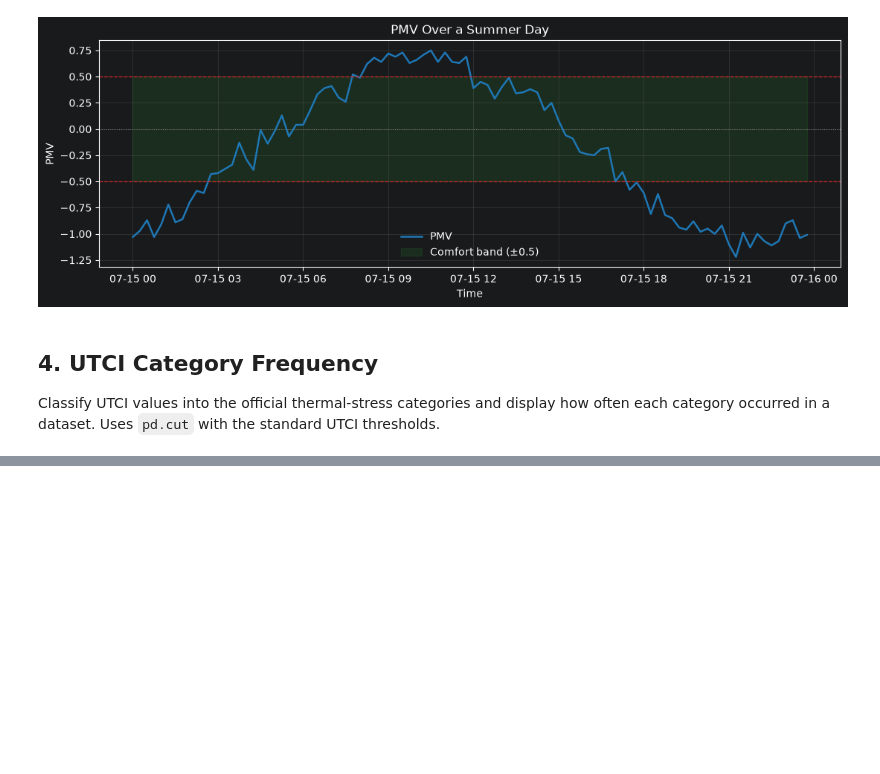
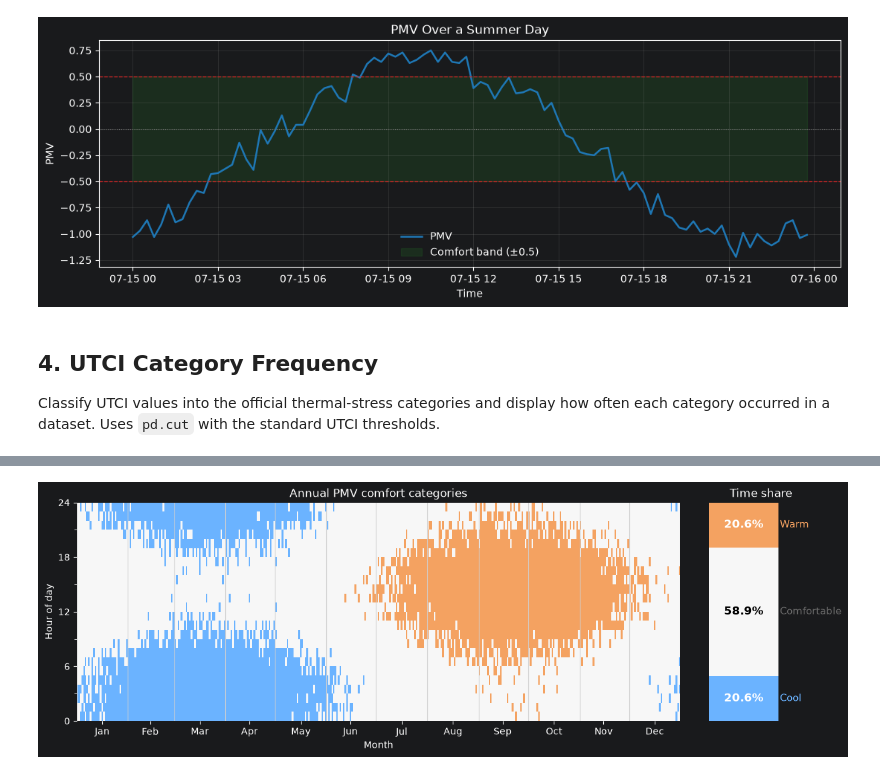
Before and after one commit to Baloo2199/pythermalcomfort, a Jupyter notebook: docs/documentation/plots/matplotlib/example_plots.ipynb, the cells around one changed output, grey strips where cells are left out. Cells and saved outputs as stored; diff of their text form; code cells hidden in the pictures; blank space fills up the shorter version.

```diff
--- a/docs/documentation/plots/matplotlib/example_plots.ipynb
+++ b/docs/documentation/plots/matplotlib/example_plots.ipynb
@@ -181,0 +187,93 @@ plt.show()
+# %%
+# Create synthetic hourly PMV measurements for one year.
+index = pd.date_range("2025-01-01", "2026-01-01", freq="h", inclusive="left")
+day = index.dayofyear.to_numpy()
+hour = index.hour.to_numpy()
+df_annual = pd.DataFrame(
+    {
+        "pmv": (
+            0.65 * np.sin(2 * np.pi * (day - 172) / 365)
+            + 0.35 * np.sin(2 * np.pi * (hour - 8) / 24)
+            + np.random.default_rng(7).normal(0, 0.12, len(index))
+        )
+    },
+    index=index,
+)
+# %%
+# Plot df_annual, replacing it with your own hourly DataFrame when needed.
+year = int(df_annual.index.year[0])
+n_days = int(df_annual.index.dayofyear.max())
+thresholds = [-0.5, 0.5]
+labels = ["Cool", "Comfortable", "Warm"]
+# Use the default cool-neutral-warm palette throughout the paired charts.
+colors = ["#0067B2", "#E8F0F9", "#C40025"]
+categories = pd.cut(
+    df_annual["pmv"],
+    bins=[-np.inf, *thresholds, np.inf],
+    labels=labels,
+)
+
+codes = categories.cat.codes.replace(-1, np.nan)
+heatmap = (
+    pd.DataFrame(
+        {
+            "day": df_annual.index.dayofyear,
+            "hour": df_annual.index.hour,
+            "category": codes,
+        }
+    )
+    .pivot(index="hour", columns="day", values="category")
+    .reindex(index=range(24), columns=range(1, n_days + 1))
+)
+
+fig, (ax_heatmap, ax_summary) = plt.subplots(
+    1,
+    2,
+    figsize=(12, 4),
+    gridspec_kw={"width_ratios": [5, 1], "wspace": 0.05},
+    constrained_layout=True,
+)
+
+ax_heatmap.pcolormesh(
+    np.arange(0.5, n_days + 1.5),
+    np.arange(25),
+    heatmap.to_numpy(),
+    cmap=ListedColormap(colors),
+    norm=BoundaryNorm(np.arange(-0.5, len(labels) + 0.5), len(labels)),
+)
+month_starts = pd.date_range(f"{year}-01-01", f"{year + 1}-01-01", freq="MS")[:-1]
+month_starts = month_starts[month_starts.dayofyear <= n_days]
+month_ends = month_starts + pd.offsets.MonthEnd()
+month_midpoints = month_starts + (month_ends - month_starts) / 2
+ax_heatmap.set(
+    title="Annual PMV comfort categories",
+    xlabel="Month",
+    ylabel="Hour of day",
+    ylim=(0, 24),
+    xticks=month_midpoints.dayofyear,
+    xticklabels=month_starts.strftime("%b"),
+)
+ax_heatmap.set_yticks([0, 6, 12, 18, 24])
+ax_heatmap.set_yticks([3, 9, 15, 21], minor=True)
+ax_heatmap.tick_params(axis="y", which="minor", length=3)
+for boundary in np.append(month_starts.dayofyear - 0.5, n_days + 0.5):
+    ax_heatmap.axvline(boundary, color="#d0d0d0", linewidth=0.8)
+for spine in ax_heatmap.spines.values():
+    spine.set_visible(False)
+
+valid = categories.notna()
+(
+    SummaryPlot(df_annual.loc[valid])
+    .set_categories(categories.loc[valid], labels=labels, colors=colors)
+    .plot(
+        ax=ax_summary,
+        vertical=True,
+        legend=False,
+        title="Time share",
+        bar_kws={"edgecolor": "none"},
+    )
+)
+
+plt.show()
+# %% [output]
+[figure, added]
```
Also changed, not shown: parts of 3 cells of this notebook, 6 other files.
